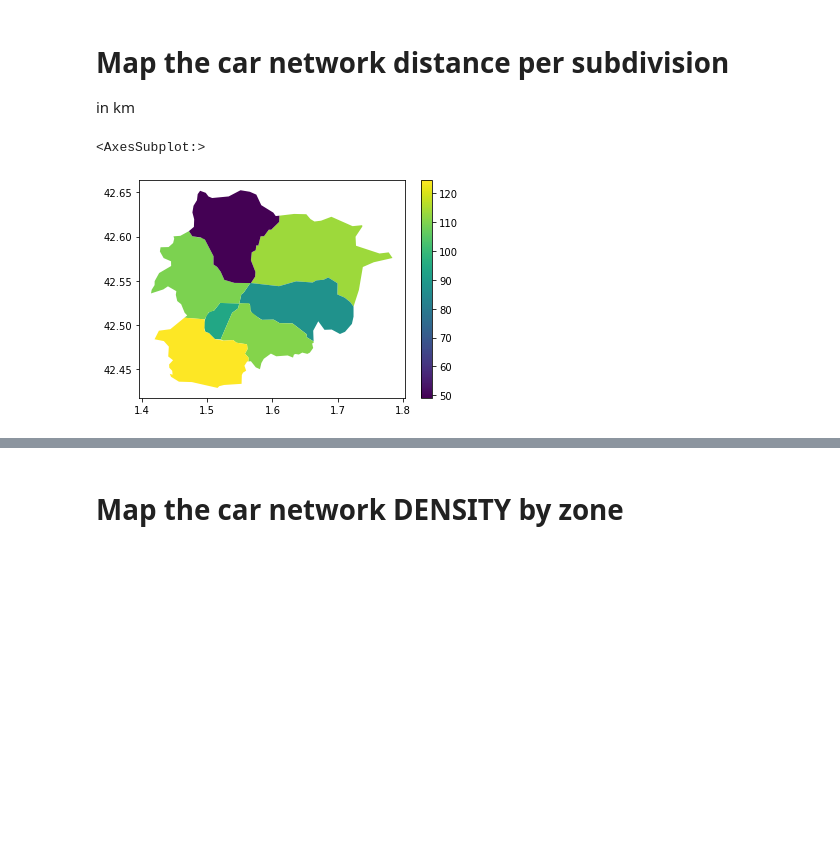
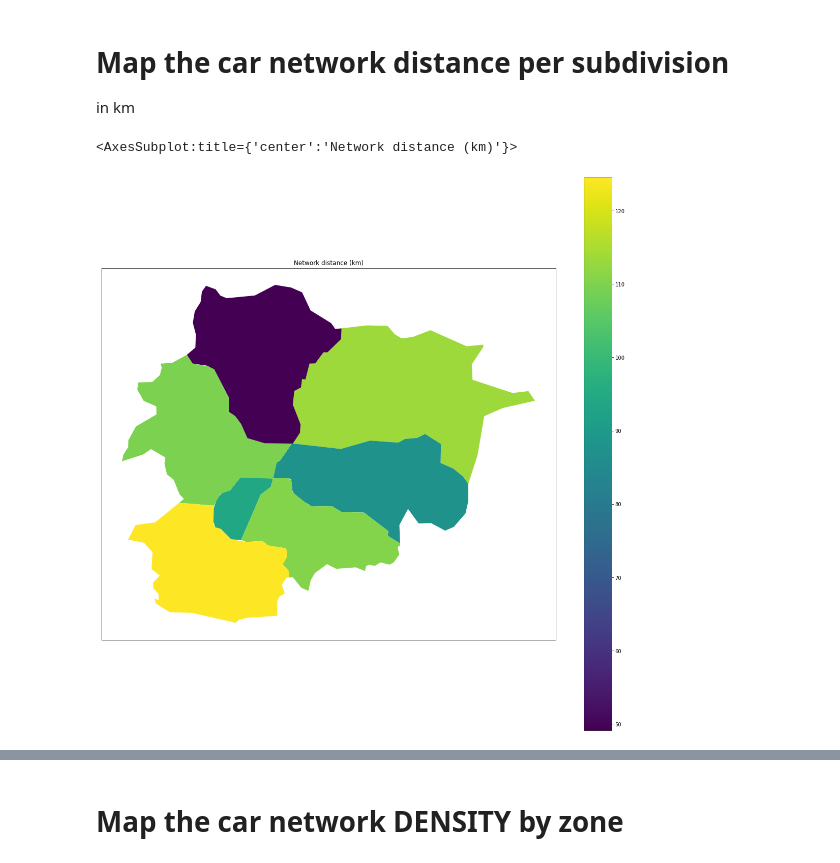
Before and after one commit to pedrocamargo/road_analytics, a Jupyter notebook: notebooks/use_case-Descriptive_analytics_ROADS.ipynb, the cells around one changed output, grey strips where cells are left out. Cells and saved outputs as stored; diff of their text form; code cells hidden in the pictures; blank space fills up the shorter version.

```diff
--- a/notebooks/use_case-Descriptive_analytics_ROADS.ipynb
+++ b/notebooks/use_case-Descriptive_analytics_ROADS.ipynb
@@ -141,16 +142,15 @@ subdivisions = gpd.GeoDataFrame.from_postgis(sql, project.conn, geom_col="geom",
 subdiv1 = subdivisions[subdivisions.level==1]
 subdiv2 = subdivisions[subdivisions.level==2]
 # %%
-import matplotlib.pyplot as plt
-
 links=gpd.GeoDataFrame(links, geometry='geometry', crs=4326)
 data = gpd.sjoin(links, subdiv1)
 sum_distance = data.groupby(['division_name']).sum()[['distance']].reset_index()
 sum_distance.loc[:, 'distance'] /= 1000
+plot_data = subdivisions.merge(sum_distance, on='division_name')
 
-fig, ax = plt.subplots(1, 1)
-plot_data = subdivisions.merge(sum_distance, on='division_name')
-plot_data.plot(column='distance', ax=ax, legend=True)
+pth_fig = join(fldr, 'network_distance_subdivisions1.png')
+
+quick_map(plot_data, 'distance', title='Network distance (km)', path_to_figure=pth_fig)
 # %% [output]
-<AxesSubplot:>
+<AxesSubplot:title={'center':'Network distance (km)'}>
-[figure, old version]
+[figure, new version]
```
Also changed, not shown: parts of 5 cells of this notebook.
